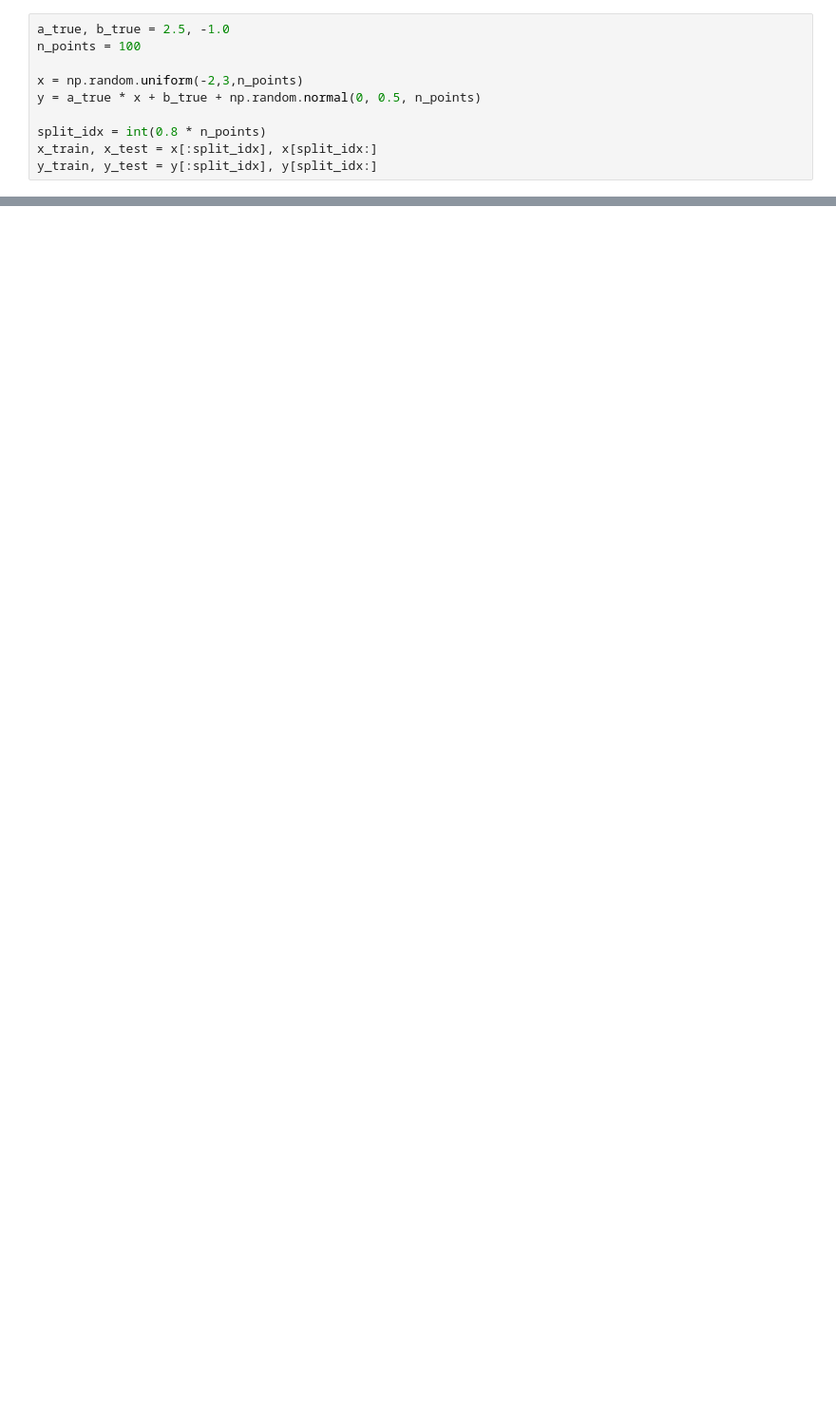
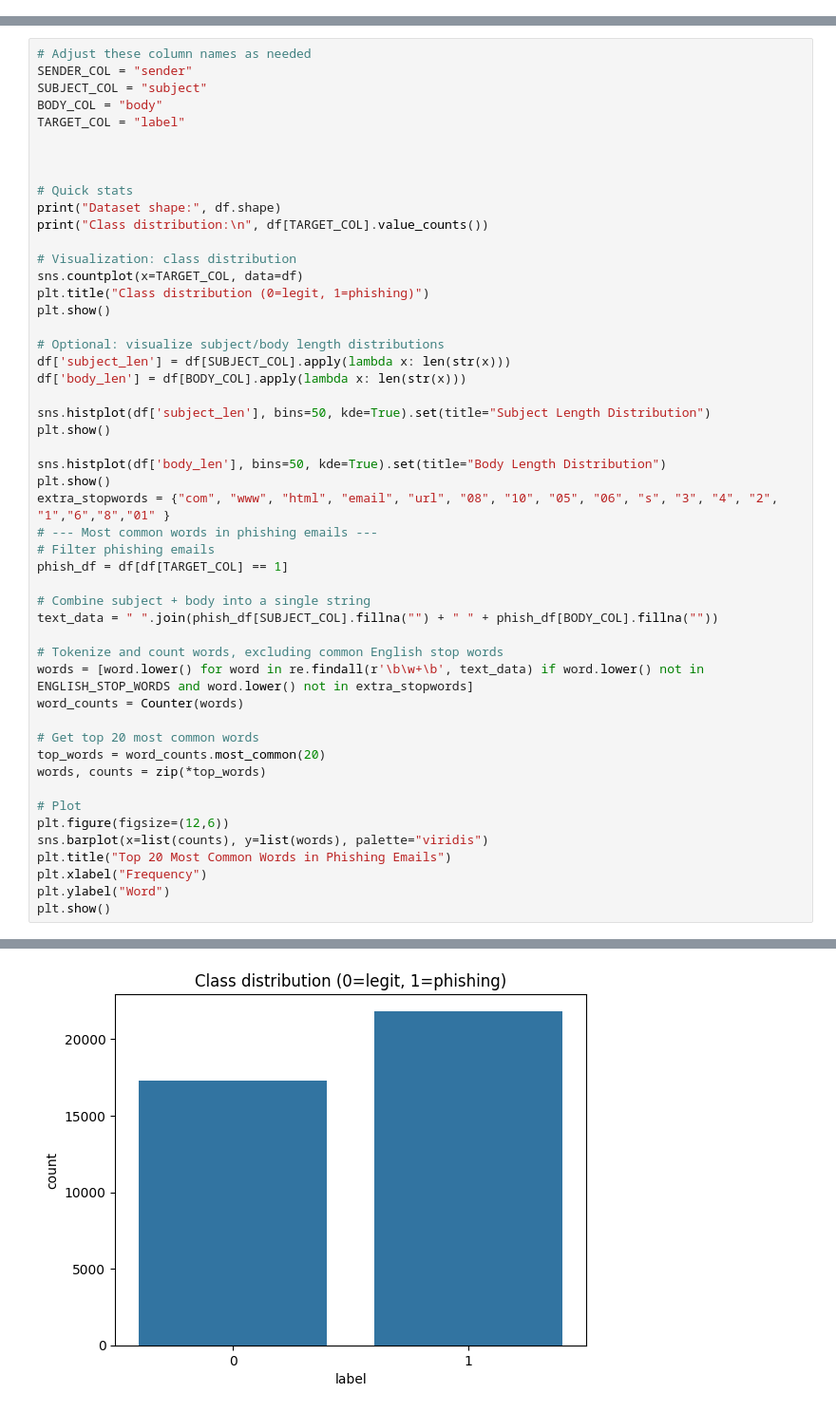
Before and after one commit to gmfrancis9/Machine-Learning-Midterm, a Jupyter notebook: notebooks/ML.ipynb, the cells around one changed output, grey strips where cells are left out. Shown: that part at 95% size. Cells and saved outputs as stored; diff of their text form; blank space fills up the shorter version.

```diff
--- a/notebooks/ML.ipynb
+++ b/notebooks/ML.ipynb
@@ -9,10 +0,0 @@ Matplotlib is building the font cache; this may take a moment.
-# %%
-a_true, b_true = 2.5, -1.0
-n_points = 100
-
-x = np.random.uniform(-2,3,n_points)
-y = a_true * x + b_true + np.random.normal(0, 0.5, n_points)
-
-split_idx = int(0.8 * n_points)
-x_train, x_test = x[:split_idx], x[split_idx:]
-y_train, y_test = y[:split_idx], y[split_idx:]
@@ -56,0 +70,51 @@ Best parameters: a=2.435429428678585, b=-1.0, MSE Loss=0.19317803720640842
+# %%
+# Adjust these column names as needed
+SENDER_COL = "sender"
+SUBJECT_COL = "subject"
+BODY_COL = "body"
+TARGET_COL = "label"
+
+
+
+# Quick stats
+print("Dataset shape:", df.shape)
+print("Class distribution:\n", df[TARGET_COL].value_counts())
+
+# Visualization: class distribution
+sns.countplot(x=TARGET_COL, data=df)
+plt.title("Class distribution (0=legit, 1=phishing)")
+plt.show()
+
+# Optional: visualize subject/body length distributions
+df['subject_len'] = df[SUBJECT_COL].apply(lambda x: len(str(x)))
+df['body_len'] = df[BODY_COL].apply(lambda x: len(str(x)))
+
+sns.histplot(df['subject_len'], bins=50, kde=True).set(title="Subject Length Distribution")
+plt.show()
+
+sns.histplot(df['body_len'], bins=50, kde=True).set(title="Body Length Distribution")
+plt.show()
+extra_stopwords = {"com", "www", "html", "email", "url", "08", "10", "05", "06", "s", "3", "4", "2", "1","6","8","01" }
+# --- Most common words in phishing emails ---
+# Filter phishing emails
+phish_df = df[df[TARGET_COL] == 1]
+
+# Combine subject + body into a single string
+text_data = " ".join(phish_df[SUBJECT_COL].fillna("") + " " + phish_df[BODY_COL].fillna(""))
+
+# Tokenize and count words, excluding common English stop words
+words = [word.lower() for word in re.findall(r'\b\w+\b', text_data) if word.lower() not in ENGLISH_STOP_WORDS and word.lower() not in extra_stopwords]
+word_counts = Counter(words)
+
+# Get top 20 most common words
+top_words = word_counts.most_common(20)
+words, counts = zip(*top_words)
+
+# Plot
+plt.figure(figsize=(12,6))
+sns.barplot(x=list(counts), y=list(words), palette="viridis")
+plt.title("Top 20 Most Common Words in Phishing Emails")
+plt.xlabel("Frequency")
+plt.ylabel("Word")
+plt.show()
+# %% [output]
@@ -56,0 +127 @@ Best parameters: a=2.435429428678585, b=-1.0, MSE Loss=0.19317803720640842
+[figure, added]
```
Also changed, not shown: parts of 15 cells of this notebook, 2 other files.
